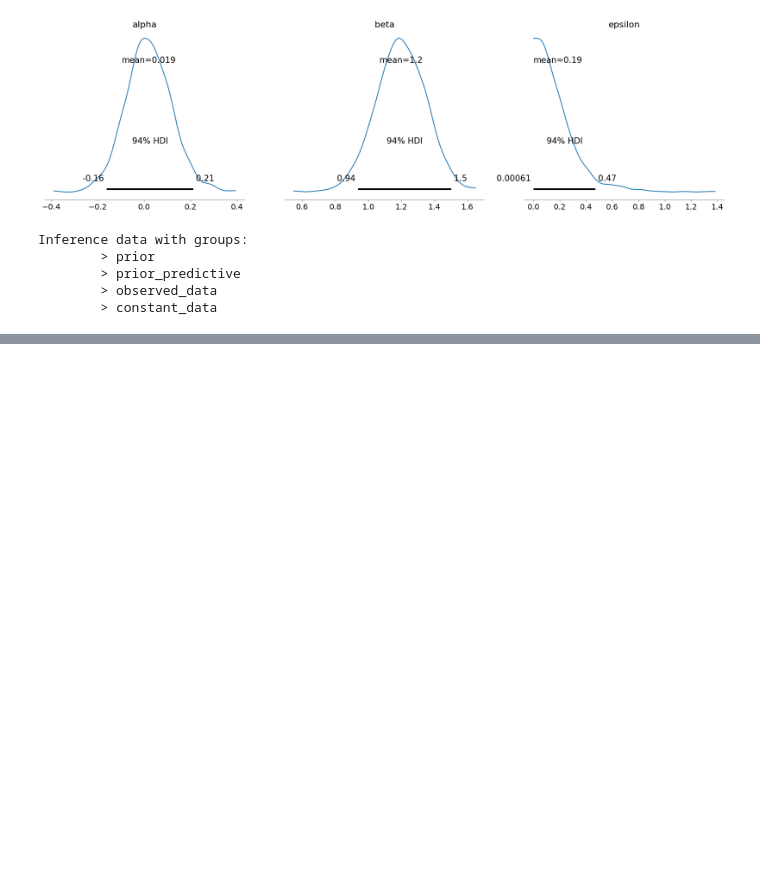
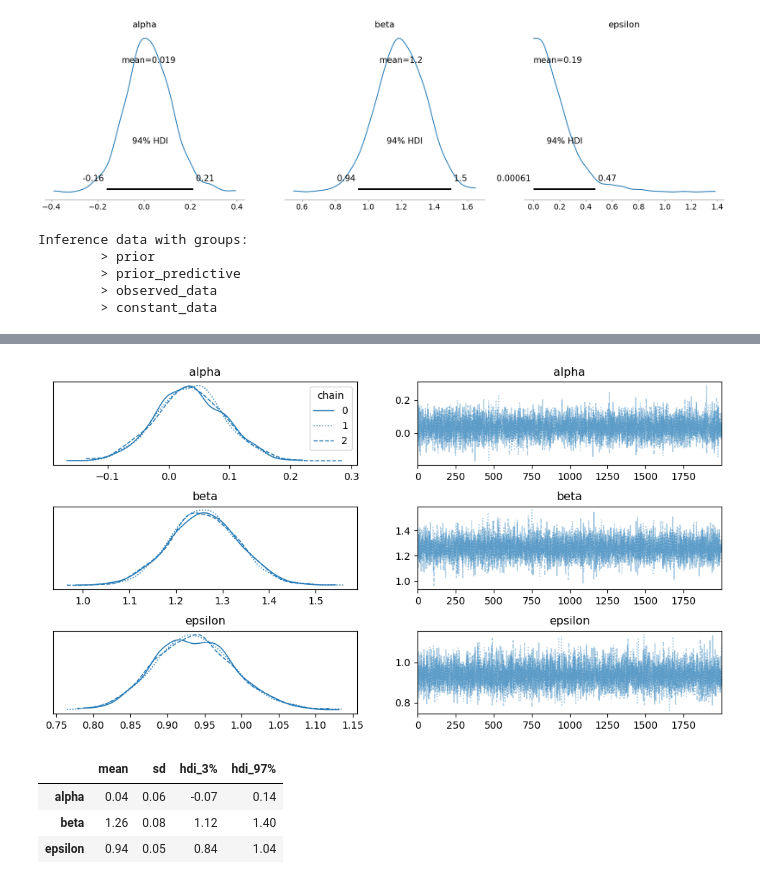
Before and after one commit to 892nske/pmlfin, a Jupyter notebook: paper.ipynb, the cells around one changed output, grey strips where cells are left out. Saved outputs shown, nothing was run; the diff lists cells and outputs as text; code cells hidden in the pictures; blank space fills up the shorter version.

```diff
--- a/paper.ipynb
+++ b/paper.ipynb
@@ -77,3 +77,5 @@ Inference data with groups:
         > prior_predictive
         > observed_data
         > constant_data
+# %%
+idata.extend(pm.sample(chains=3,tune=2000,draws=2000,model=model,random_seed=28))
@@ -79,0 +90,13 @@ Inference data with groups:
+# %%
+az.plot_trace(idata.posterior,kind='trace',var_names=['alpha','beta','epsilon'],legend=True)
+plt.subplots_adjust(hspace=0.5)
+plt.savefig('posterior_trace_plot.png')
+# %% [output]
+[figure, added]
+# %%
+display(az.summary(idata,kind='stats',var_names=['alpha','beta','epsilon'],round_to=2,hdi_prob=0.94))
+# %% [output]
+|  | mean | sd | hdi_3% | hdi_97% |
+| alpha | 0.04 | 0.06 | -0.07 | 0.14 |
+| beta | 1.26 | 0.08 | 1.12 | 1.40 |
+| epsilon | 0.94 | 0.05 | 0.84 | 1.04 |
```
Also changed, not shown: parts of 10 cells of this notebook, 4 other files.
